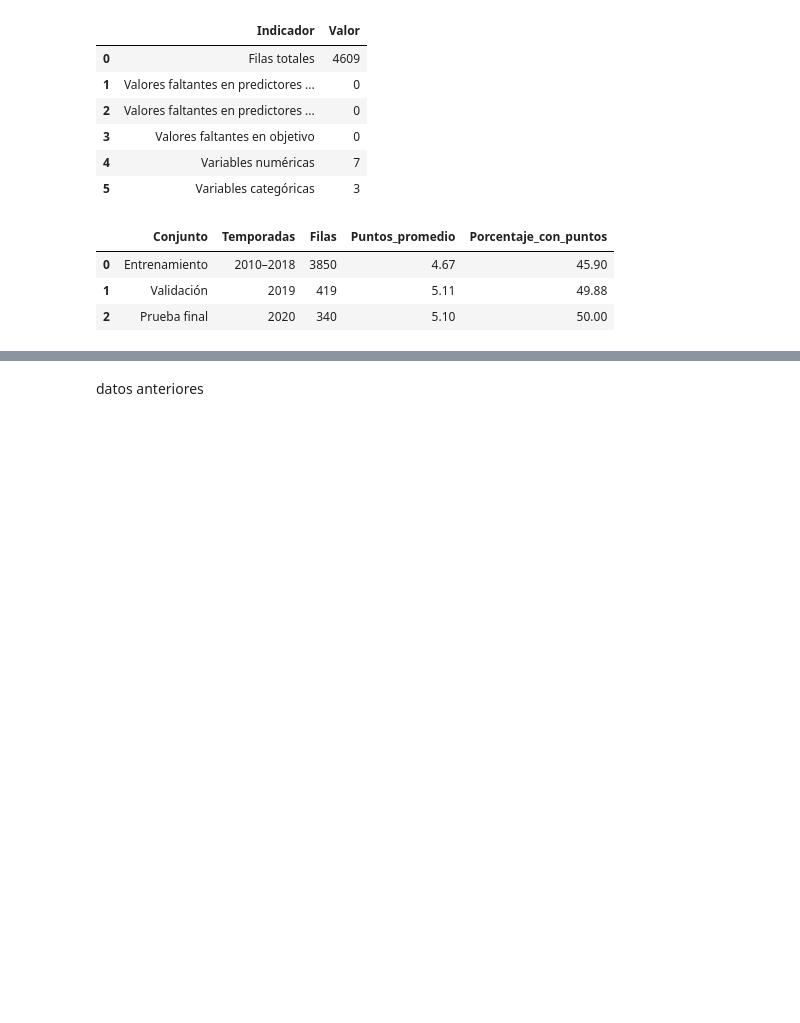
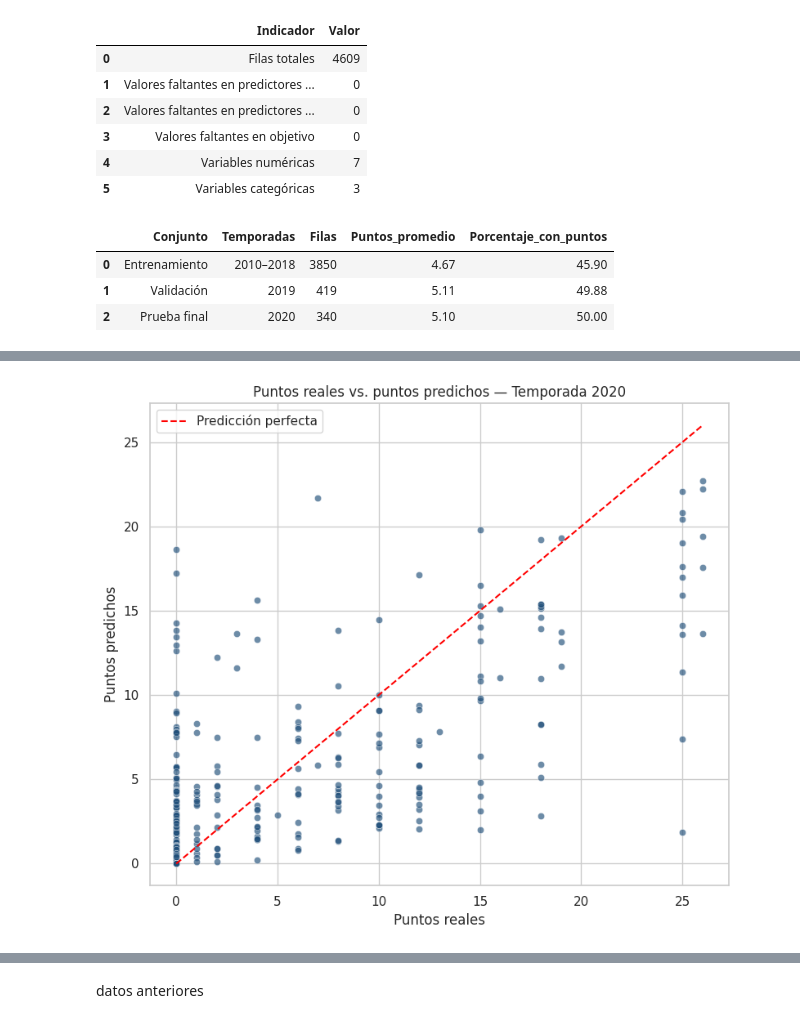
Before and after one commit to nathalia2000-web/DS-II-Pu-al, a Jupyter notebook: DS_II_+Puñal.ipynb, the cells around one changed output, grey strips where cells are left out. Saved outputs shown, nothing was run; the diff lists cells and outputs as text; code cells hidden in the pictures; blank space fills up the shorter version.

```diff
--- a/DS_II_+Puñal.ipynb
+++ b/DS_II_+Puñal.ipynb
@@ -2328,0 +2775,35 @@ display(resumen_particiones)
+# %%
+plt.figure(figsize=(8, 7))
+
+sns.scatterplot(
+    data=df_resultados_2020,
+    x="Points",
+    y="Predicted_Points_Random_Forest",
+    alpha=0.65,
+    color="#1F4E79"
+)
+
+limite_maximo = max(
+    df_resultados_2020["Points"].max(),
+    df_resultados_2020[
+        "Predicted_Points_Random_Forest"
+    ].max()
+)
+
+plt.plot(
+    [0, limite_maximo],
+    [0, limite_maximo],
+    linestyle="--",
+    color="red",
+    label="Predicción perfecta"
+)
+
+plt.title("Puntos reales vs. puntos predichos — Temporada 2020")
+plt.xlabel("Puntos reales")
+plt.ylabel("Puntos predichos")
+plt.legend()
+
+plt.tight_layout()
+plt.show()
+# %% [output]
+[figure, added]
```
Also changed, not shown: parts of 12 cells of this notebook.
